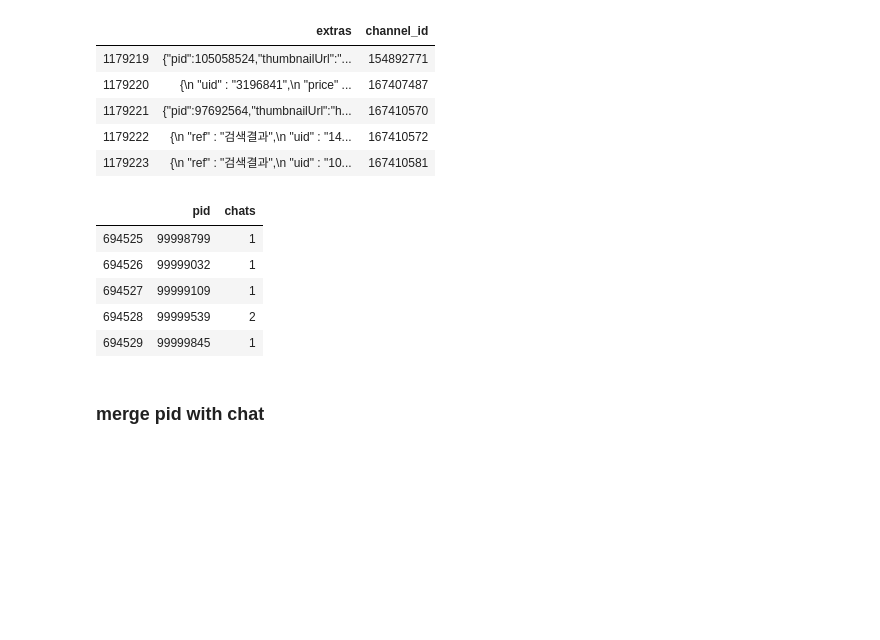
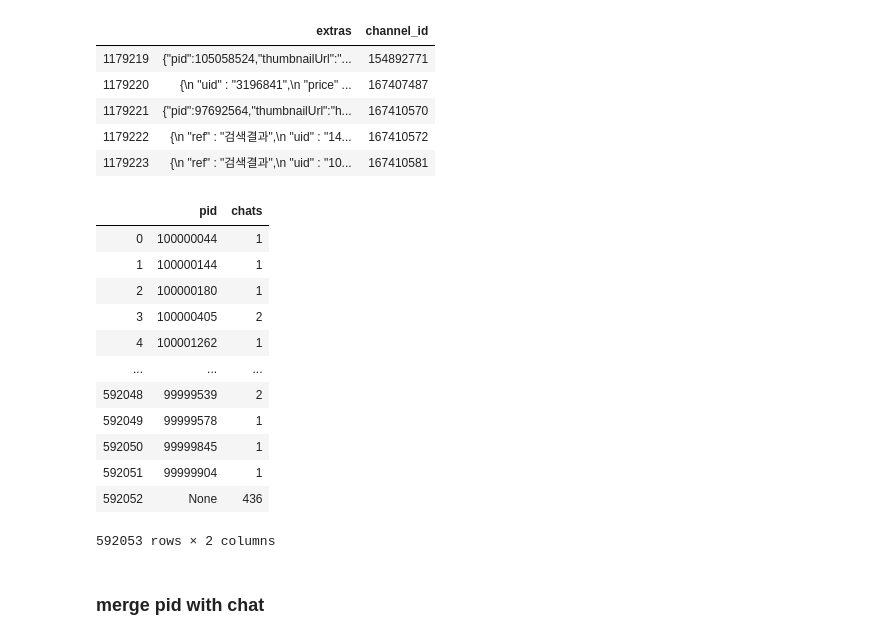
Before and after one commit to kiyoja07/python-bunjang, a Jupyter notebook: data-analysis/jupyter/reward_event.ipynb, the cells around one changed output. Cells and saved outputs as stored; diff of their text form; code cells hidden in the pictures; blank space fills up the shorter version.

```diff
--- a/data-analysis/jupyter/reward_event.ipynb
+++ b/data-analysis/jupyter/reward_event.ipynb
@@ -230,24 +256,34 @@ chat_raw.tail()
 # %%
 def extras_to_pid(row):
     return json.loads(row['extras']).get('pid')
 
 chat_raw['pid'] = chat_raw.apply(extras_to_pid, axis=1)
 
-chat['pid'] = chat['pid'].astype(str)
+chat_raw['pid'] = chat_raw['pid'].astype(str)
+
 
 # pid별 채팅 수 산출
 chat = chat_raw.groupby(['pid'], as_index=False).agg({'channel_id': pd.Series.nunique})
 
+# chat['pid'] = chat['pid'].astype(str)
+
 chat = chat.rename(columns={'channel_id': 'chats'})
 
-chat.tail()
+chat
 # %% [output]
 |  | pid | chats |
-| 694525 | 99998799 | 1 |
-| 694526 | 99999032 | 1 |
-| 694527 | 99999109 | 1 |
-| 694528 | 99999539 | 2 |
-| 694529 | 99999845 | 1 |
+| 0 | 100000044 | 1 |
+| 1 | 100000144 | 1 |
+| 2 | 100000180 | 1 |
+| 3 | 100000405 | 2 |
+| 4 | 100001262 | 1 |
+| ... | ... | ... |
+| 592048 | 99999539 | 2 |
+| 592049 | 99999578 | 1 |
+| 592050 | 99999845 | 1 |
+| 592051 | 99999904 | 1 |
+| 592052 | None | 436 |
+592053 rows × 2 columns
 # %% [markdown]
 ### merge pid with chat
 # %%
```
Also changed, not shown: parts of 16 cells of this notebook, 2 other files.
